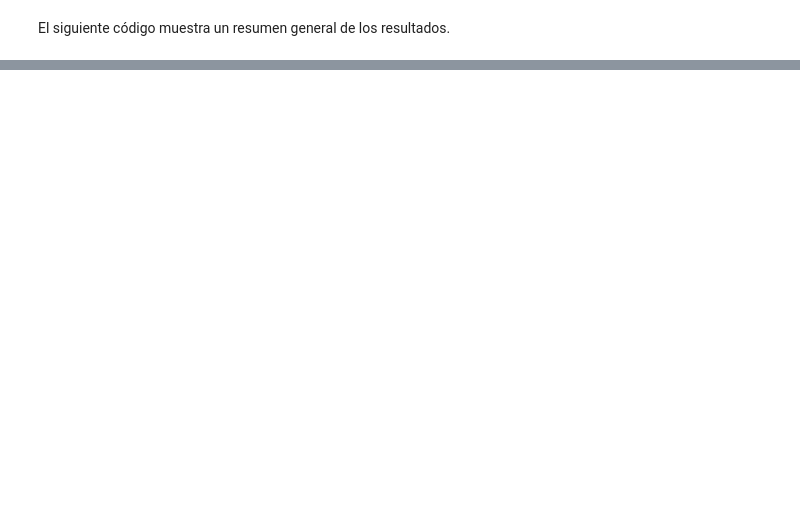
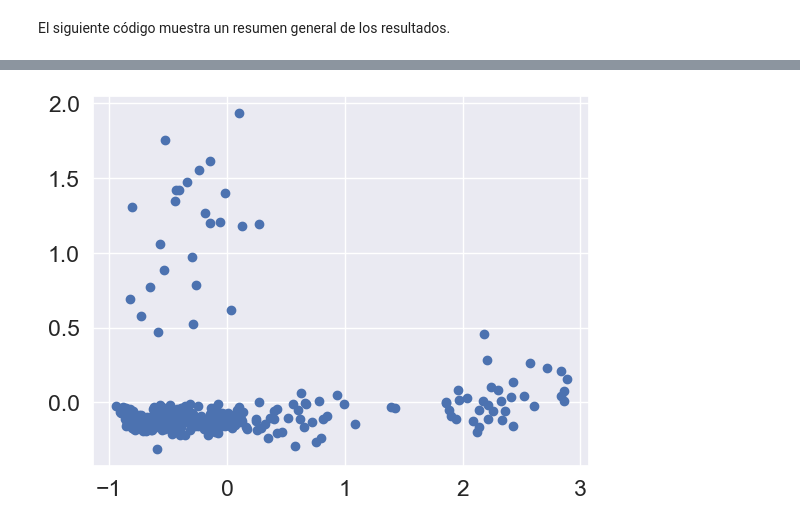
Before and after one commit to stebanca1998/regresion_lineal, a Jupyter notebook: notebooks/0-regresion_lineal.ipynb, the cells around one changed output, grey strips where cells are left out. Saved outputs shown, nothing was run; the diff lists cells and outputs as text; code cells hidden in the pictures; blank space fills up the shorter version.

```diff
--- a/notebooks/0-regresion_lineal.ipynb
+++ b/notebooks/0-regresion_lineal.ipynb
@@ -173,0 +177,10 @@ Notes:
+# %%
+df_second = df.copy()
+df_second['age2'] = df_second.age**2
+df_second['overweight'] = (df_second.bmi >= 30).astype(int)
+df_second['overweight*smoker'] = df_second.overweight * df_second.smoker_yes
+# %%
+X_cols_2 = list(set(df_second.columns)-set(['charges']))
+y_col_2 = ['charges']
+model_2, X_train_2, X_test_2, y_train_2, y_test_2 = EntrenarModelo(X_cols_2,y_col_2,df_second)
+y_pred_2 = model_2.predict(X_test_2)
@@ -173,0 +228,7 @@ Notes:
+# %%
+residuals = np.subtract(y_test_2, y_pred_2)
+
+plt.scatter(y_pred_2, residuals)
+plt.show()
+# %% [output]
+[figure, added]
```
Also changed, not shown: parts of 17 cells of this notebook, 1 other file.
